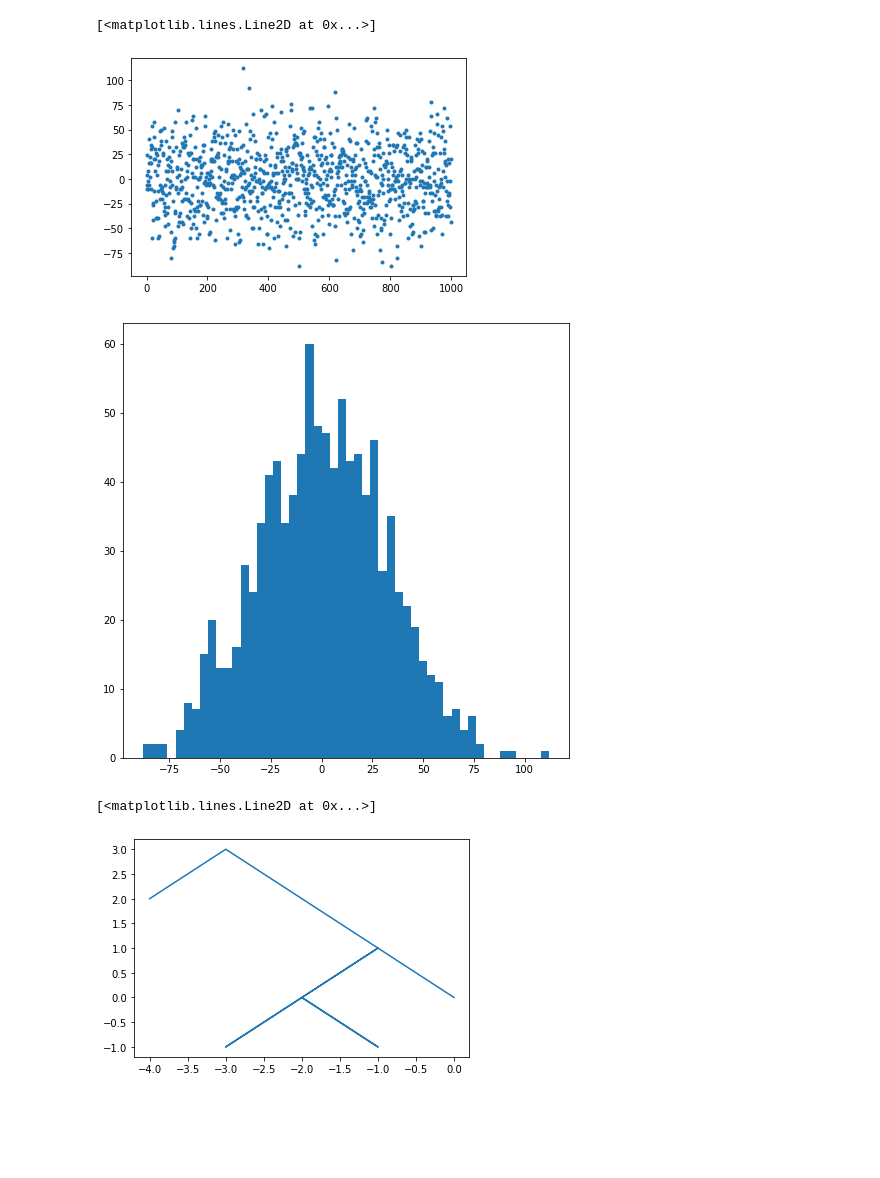
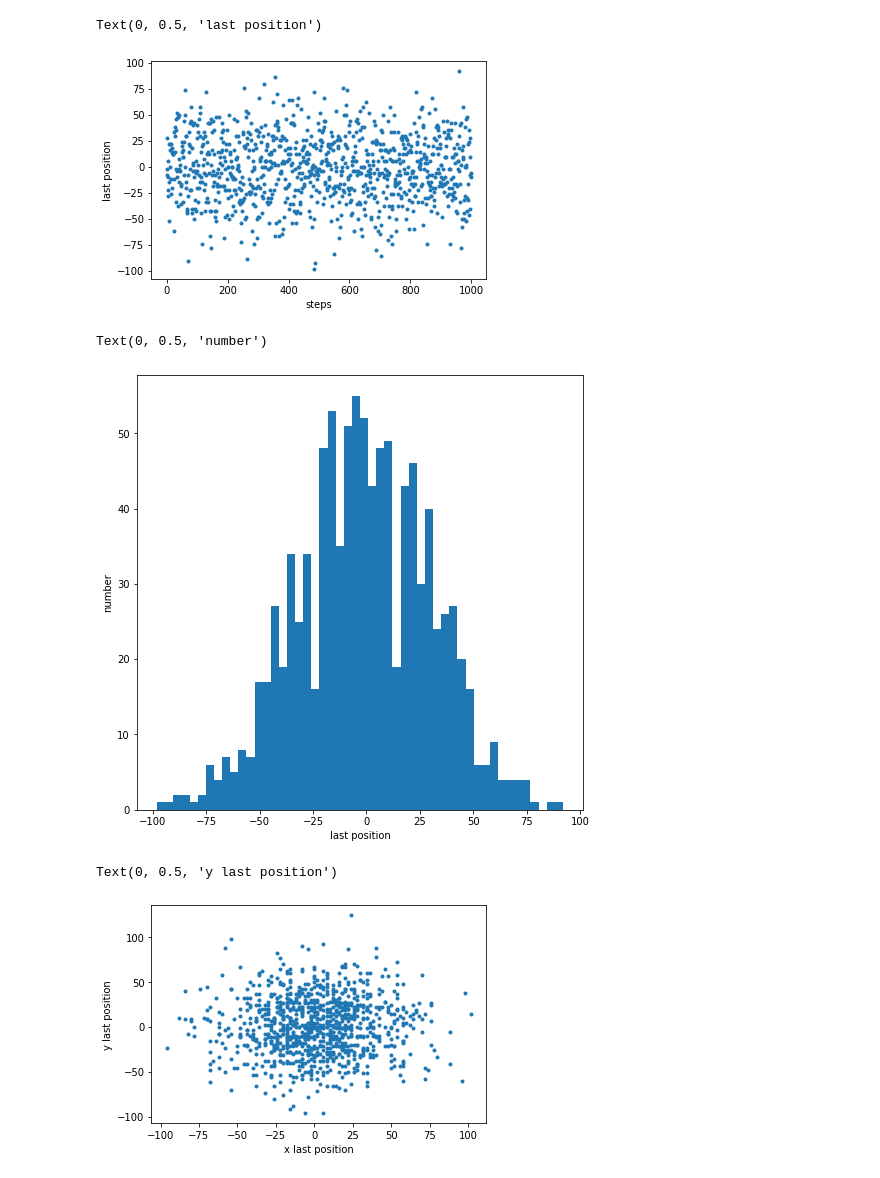
Before and after one commit to NTHU-Phys-Qubit/class-03162020-Chan-Sing-Hong, a Jupyter notebook: random_walk.ipynb, the cells around one changed output. Cells and saved outputs as stored; diff of their text form; code cells hidden in the pictures; blank space fills up the shorter version.

```diff
--- a/random_walk.ipynb
+++ b/random_walk.ipynb
@@ -46,54 +59,60 @@ _ = ax.hist(step, bins = 50)
 # %%
-position = np.zeros(n+1)
+position = np.zeros(n_step + 1)
 last_position = []
-for j in range(n_stat):
-    step = np.random.randint(2, size=n)
-    for i in range(n):
+for j in range(n_run):
+    step = np.random.randint(2, size = n_step)
+    for i in range(n_step):
         if step[i] < 1:
             step[i] = -1
-    position = np.zeros(n+1)
-    for i in range(n):
+    position = np.zeros(n_step + 1)
+    for i in range(n_step):
         position[i+1] = position[i] + step[i]
     last_position.append(position[-1])
 
 # plt.plot(position)
 plt.plot(last_position, '.')
+plt.xlabel('steps')
+plt.ylabel('last position')
 # %% [output]
-[<matplotlib.lines.Line2D at 0x...>]
+Text(0, 0.5, 'last position')
-[figure, old version]
+[figure, new version]
 # %%
 fix, ax = plt.subplots(figsize = (8, 8))
 _ = ax.hist(last_position, bins = 50)
+ax.set_xlabel('last position')
+ax.set_ylabel('number')
 # %% [output]
+Text(0, 0.5, 'number')
-[figure, old version]
+[figure, new version]
 # %%
 # 2D random walk
 # S = +1, -1
-n = 10
-n_stat = 1
-R = 1
+n_step = 1000
+n_run = 1000
 # %%
 x_last_position = []
 y_last_position = []
-for j in range(n_stat):
-    x_step = np.random.randint(2, size=n)
-    for i in range(n):
+for j in range(n_run):
+    x_step = np.random.randint(2, size = n_step)
+    for i in range(n_step):
         if x_step[i] < 1:
             x_step[i] = -1
-    y_step = np.random.randint(2, size=n)
-    for k in range(n):
-        if y_step[k] < 1:
-            y_step[k] = -1
-    x_position = np.zeros(n+1)
-    y_position = np.zeros(n+1)
-    for i in range(n):
+    y_step = np.random.randint(2, size = n_step)
+    for i in range(n_step):
+        if y_step[i] < 1:
+            y_step[i] = -1
+    x_position = np.zeros(n_step + 1)
+    y_position = np.zeros(n_step + 1)
+    for i in range(n_step):
         x_position[i+1] = x_position[i] + x_step[i]
         y_position[i+1] = y_position[i] + y_step[i]
     x_last_position.append(x_position[-1])
     y_last_position.append(y_position[-1])
 
-plt.plot(x_position, y_position)
-#plt.plot(x_last_position, y_last_position, '.')
+# plt.plot(x_position, y_position)
+plt.plot(x_last_position, y_last_position, '.')
+plt.xlabel('x last position')
+plt.ylabel('y last position')
 # %% [output]
-[<matplotlib.lines.Line2D at 0x...>]
+Text(0, 0.5, 'y last position')
-[figure, old version]
+[figure, new version]
```
Also changed, not shown: parts of 17 cells of this notebook.
